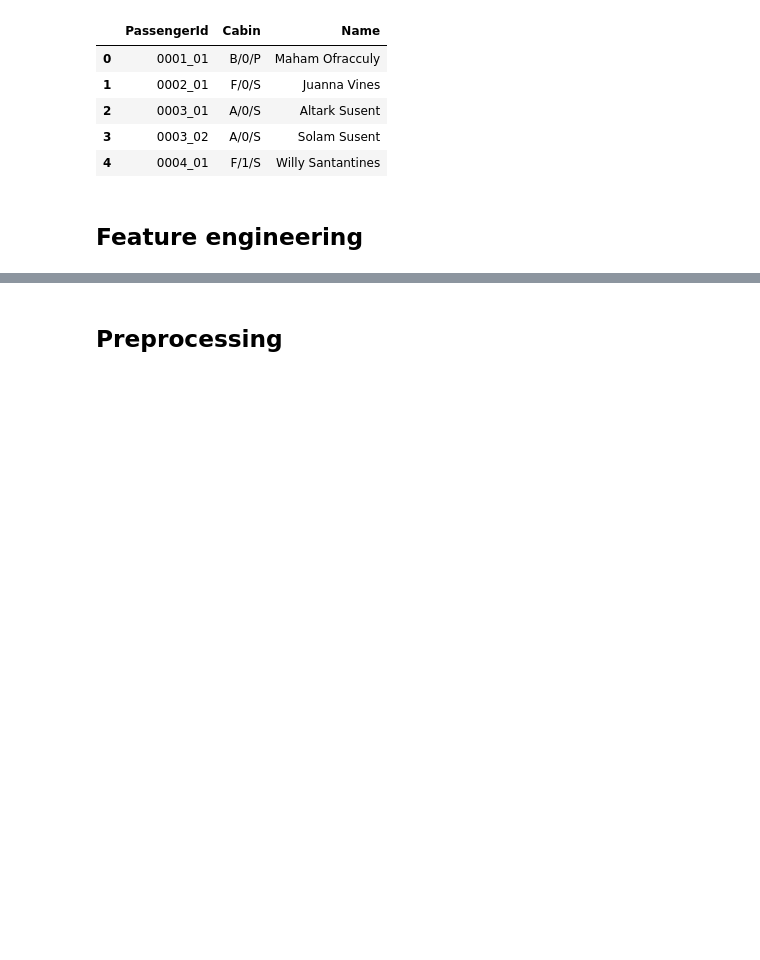
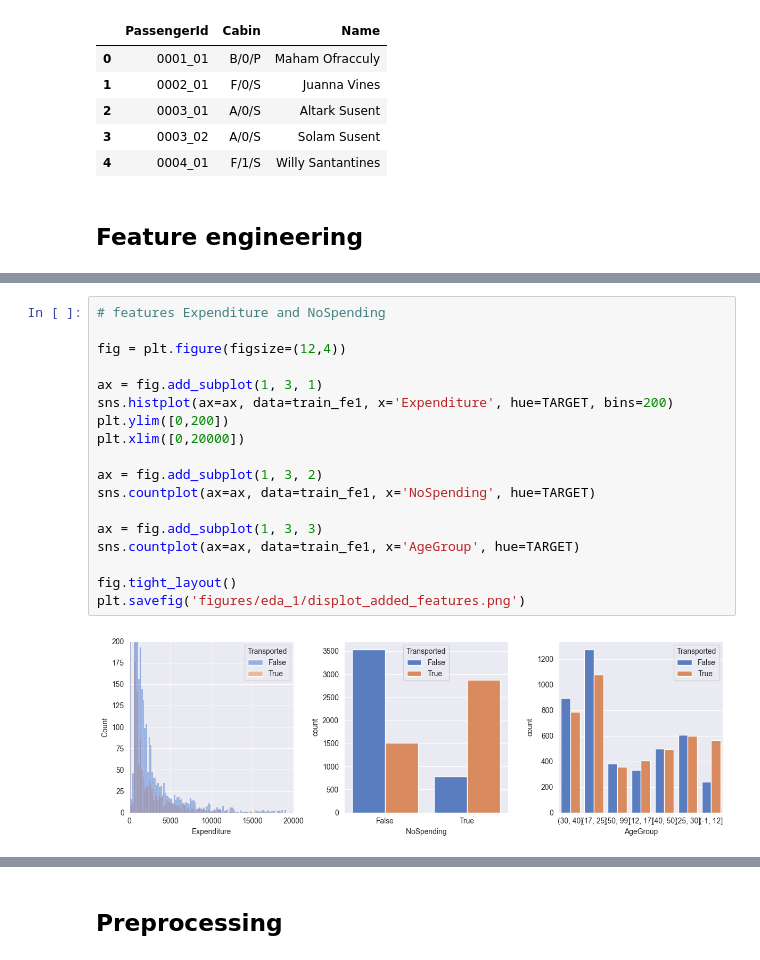
Before and after one commit to apiraccini/spaceship_titanic, a Jupyter notebook: notebooks/1_data_prep.ipynb, the cells around one changed output, grey strips where cells are left out. Cells and saved outputs as stored; diff of their text form; blank space fills up the shorter version.

```diff
--- a/notebooks/1_data_prep.ipynb
+++ b/notebooks/1_data_prep.ipynb
@@ -821,0 +238,20 @@ dtype: int64
+# %%
+# features Expenditure and NoSpending
+
+fig = plt.figure(figsize=(12,4))
+
+ax = fig.add_subplot(1, 3, 1)
+sns.histplot(ax=ax, data=train_fe1, x='Expenditure', hue=TARGET, bins=200)
+plt.ylim([0,200])
+plt.xlim([0,20000])
+
+ax = fig.add_subplot(1, 3, 2)
+sns.countplot(ax=ax, data=train_fe1, x='NoSpending', hue=TARGET)
+
+ax = fig.add_subplot(1, 3, 3)
+sns.countplot(ax=ax, data=train_fe1, x='AgeGroup', hue=TARGET)
+
+fig.tight_layout()
+plt.savefig('figures/eda_1/displot_added_features.png')
+# %% [output]
+[figure, added]
```
Also changed, not shown: parts of 76 cells of this notebook, 26 other files.
